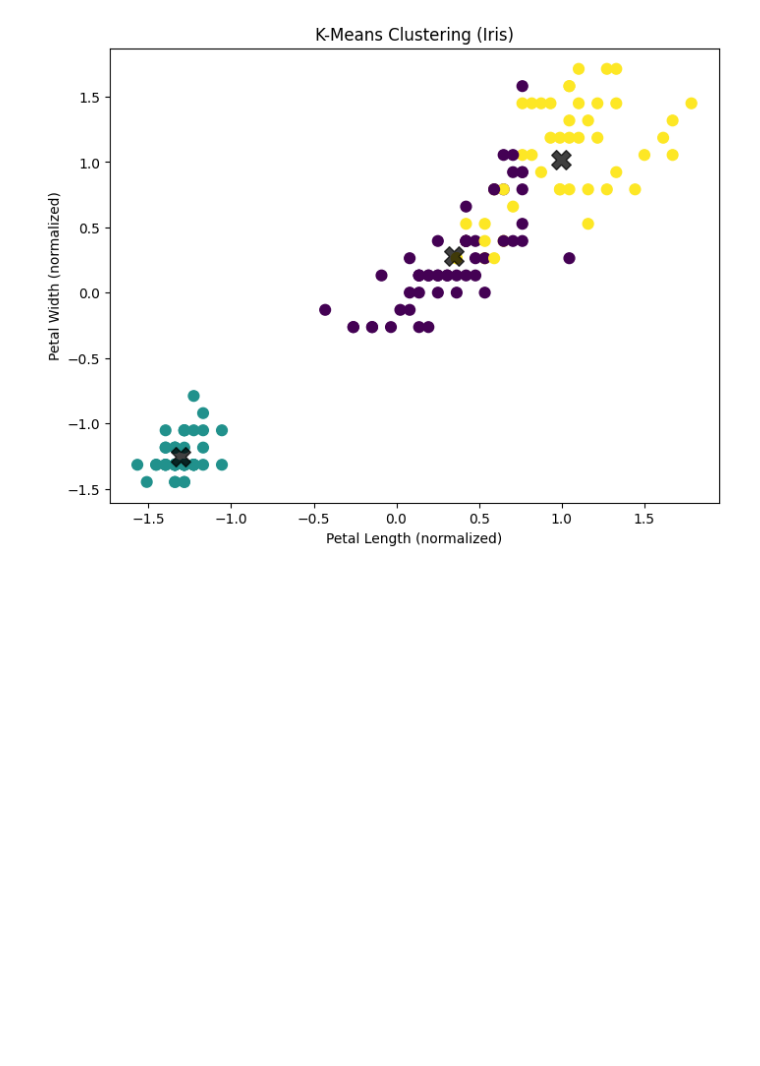
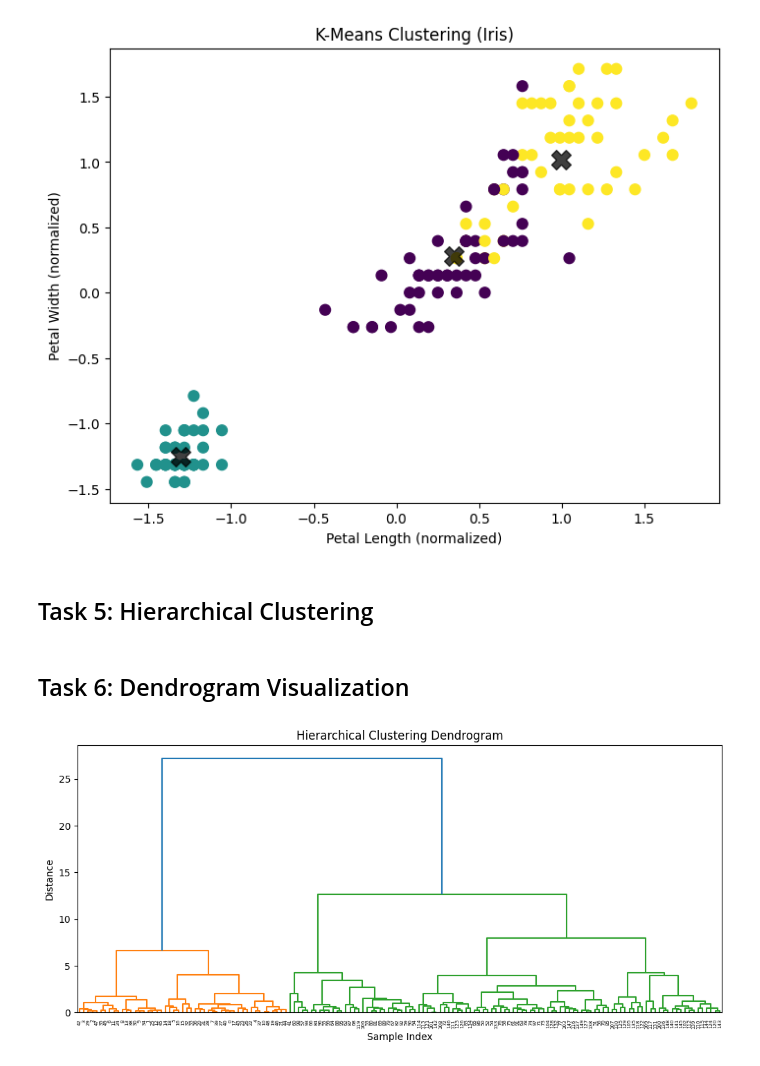
Before and after one commit to Vishwaschandrasekara5/Smart-Gardening-System, a Jupyter notebook: code .ipynb, the cells around one changed output. Drawn from its saved outputs; the diff is of its cells as text; code cells hidden in the pictures; blank space fills up the shorter version.

Commit message:
add the Dendogram visualization

```diff
--- a/code .ipynb
+++ b/code .ipynb
@@ -40,3 +40,5 @@ plt.title("K-Means Clustering (Iris)")
 plt.show()
 # %% [output]
 [figure]
+# %% [markdown]
+## Task 5: Hierarchical Clustering
@@ -42,0 +49,12 @@ plt.show()
+# %% [markdown]
+## Task 6: Dendrogram Visualization
+# %%
+linkage_matrix = linkage(X_scaled, method='ward')
+plt.figure(figsize=(12, 5))
+dendrogram(linkage_matrix)
+plt.title("Hierarchical Clustering Dendrogram")
+plt.xlabel("Sample Index")
+plt.ylabel("Distance")
+plt.show()
+# %% [output]
+[figure, added]
```
Also changed, not shown: parts of 1 cell of this notebook.
